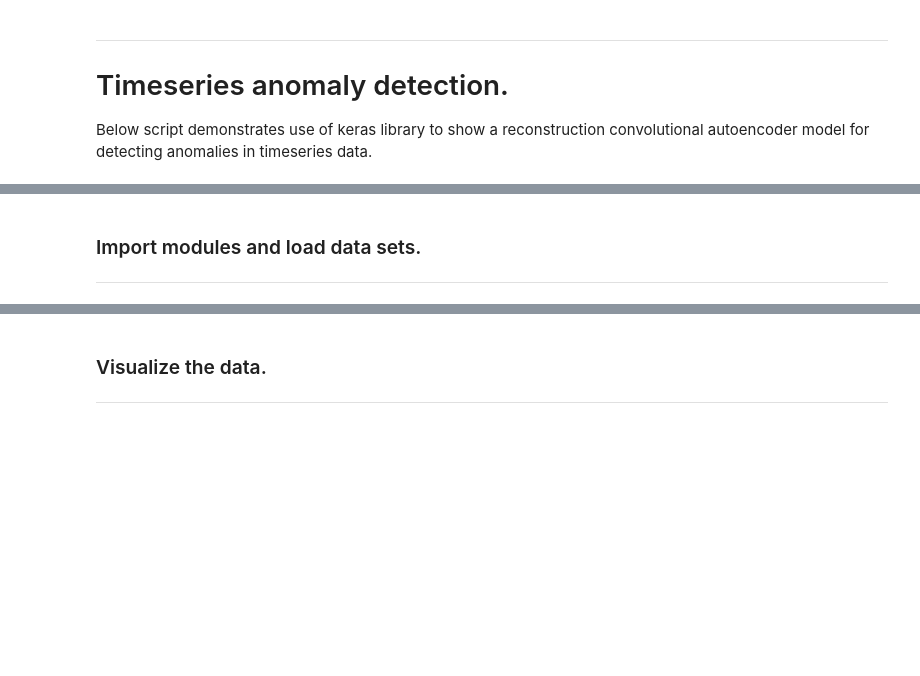
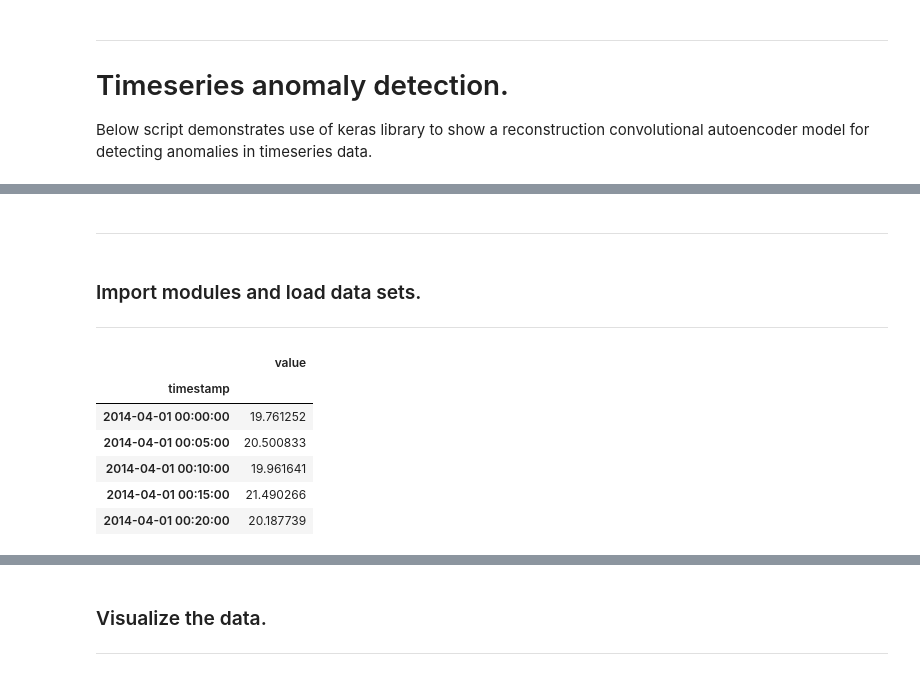
Before and after one commit to DracoNibilis/Machine-Learning-and-Statistic, a Jupyter notebook: anomaly-detection.ipynb, the cells around one changed output, grey strips where cells are left out. Saved outputs shown, nothing was run; the diff lists cells and outputs as text; code cells hidden in the pictures; blank space fills up the shorter version.

```diff
--- a/anomaly-detection.ipynb
+++ b/anomaly-detection.ipynb
@@ -22,3 +24,5 @@ In case of presented below model, datasets are used:
+# %% [markdown]
+****
 # %% [markdown]
 ### Import modules and load data sets.
 ***
@@ -51,0 +50,15 @@ df_daily_jumpsup = pd.read_csv(
+# %%
+# Read csv dataset with anomaly from url by Pandas.
+df_anomaly_url = master_url_root + with_anomaly_url
+df_anomaly = pd.read_csv(df_anomaly_url, parse_dates=True, index_col="timestamp")
+# %%
+# Check dataset.
+df_anomaly.head()
+# %% [output]
+|  | value |
+| timestamp |  |
+| 2014-04-01 00:00:00 | 19.761252 |
+| 2014-04-01 00:05:00 | 20.500833 |
+| 2014-04-01 00:10:00 | 19.961641 |
+| 2014-04-01 00:15:00 | 21.490266 |
+| 2014-04-01 00:20:00 | 20.187739 |
```
Also changed, not shown: parts of 22 cells of this notebook.
